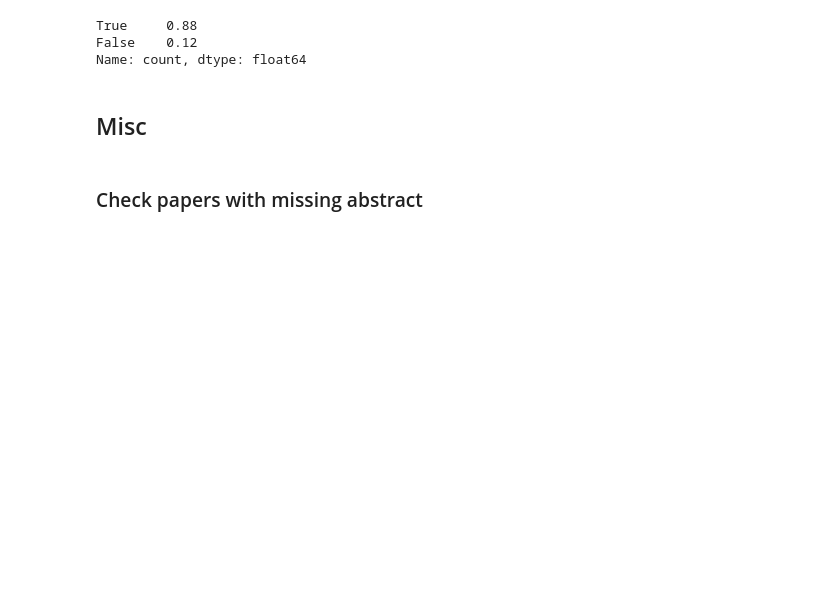
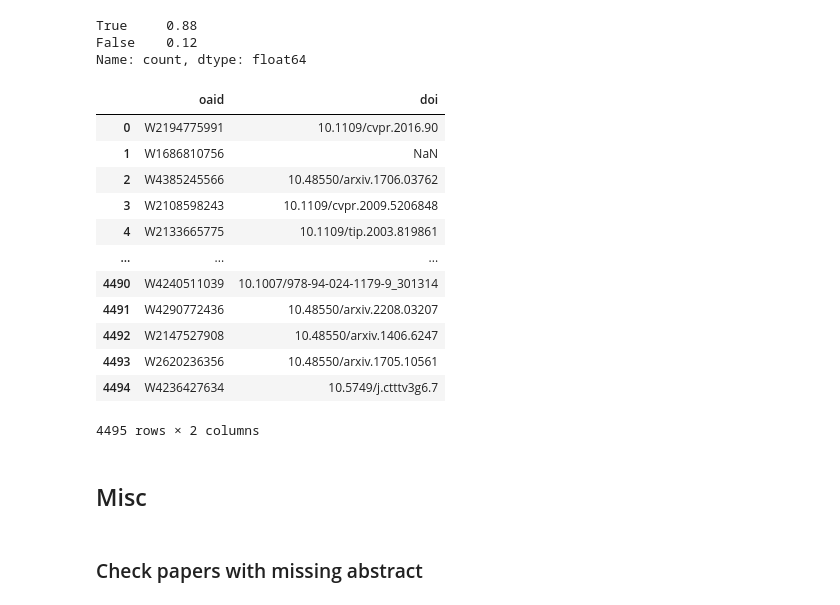
Before and after one commit to LuisCarretero/dsl-research-assistant, a Jupyter notebook: src/semantic_search/dev/retrieval_dev.ipynb, the cells around one changed output. Cells and saved outputs as stored; diff of their text form; code cells hidden in the pictures; blank space fills up the shorter version.

```diff
--- a/src/semantic_search/dev/retrieval_dev.ipynb
+++ b/src/semantic_search/dev/retrieval_dev.ipynb
@@ -313,6 +138,31 @@ same_mask.value_counts() / len(same_mask)
 True     0.88
 False    0.12
 Name: count, dtype: float64
+# %%
+from importlib import reload
+from semantic_search import utils
+reload(utils)
+from semantic_search.utils import collect_ref_metadata
+
+refs_output_fpath = '/cluster/home/lcarretero/workspace/dsl/dsl-research-assistant/raw-data/metadata2/refs.csv'
+collect_ref_metadata(orig_output_fpath, refs_output_fpath)
+# %%
+refs_df = pd.read_csv(refs_output_fpath)
+refs_df[['oaid', 'doi']]
+# %% [output]
+|  | oaid | doi |
+| 0 | W2194775991 | 10.1109/cvpr.2016.90 |
+| 1 | W1686810756 | NaN |
+| 2 | W4385245566 | 10.48550/arxiv.1706.03762 |
+| 3 | W2108598243 | 10.1109/cvpr.2009.5206848 |
+| 4 | W2133665775 | 10.1109/tip.2003.819861 |
+| ... | ... | ... |
+| 4490 | W4240511039 | 10.1007/978-94-024-1179-9_301314 |
+| 4491 | W4290772436 | 10.48550/arxiv.2208.03207 |
+| 4492 | W2147527908 | 10.48550/arxiv.1406.6247 |
+| 4493 | W2620236356 | 10.48550/arxiv.1705.10561 |
+| 4494 | W4236427634 | 10.5749/j.ctttv3g6.7 |
+4495 rows × 2 columns
 # %% [markdown]
 ## Misc
 # %% [markdown]
```
Also changed, not shown: parts of 25 cells of this notebook, 1 other file.
